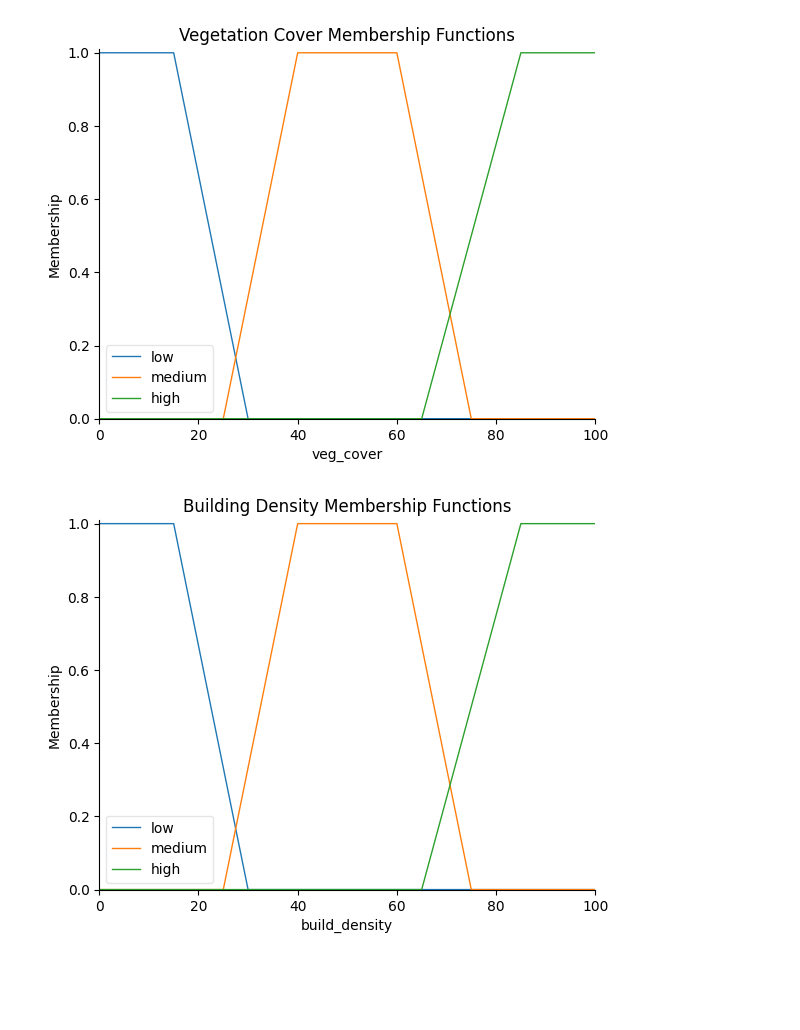
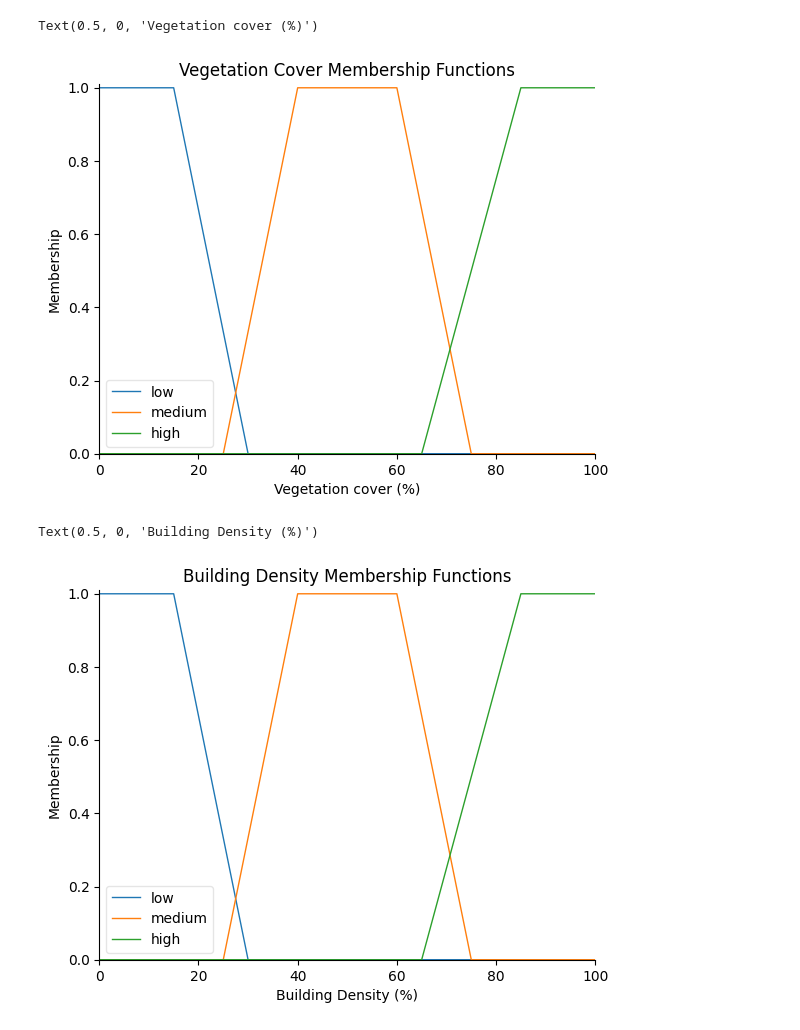
Before and after one commit to EliasSirvio/BettAir, a Jupyter notebook: 03_AirQuality.ipynb, the cells around one changed output. Saved outputs shown, nothing was run; the diff lists cells and outputs as text; code cells hidden in the pictures; blank space fills up the shorter version.

```diff
--- a/03_AirQuality.ipynb
+++ b/03_AirQuality.ipynb
@@ -39,15 +42,16 @@ plt.show()
 # %%
 # Define membership functions for vegetation cover
 veg_cover['low'] = fuzz.trapmf(veg_cover.universe, [0, 0, 15, 30])
 veg_cover['medium'] = fuzz.trapmf(veg_cover.universe, [25, 40, 60, 75])
 veg_cover['high'] = fuzz.trapmf(veg_cover.universe, [65, 85, 100, 100])
 
 # Vegetation Cover Membership Functions
 veg_cover.view()
 plt.title('Vegetation Cover Membership Functions')
-plt.show()
+plt.xlabel('Vegetation cover (%)')
 # %% [output]
+Text(0.5, 0, 'Vegetation cover (%)')
-[figure, old version]
+[figure, new version]
 # %%
 # Define membership functions for building density
 build_density['low'] = fuzz.trapmf(build_density.universe, [0, 0, 15, 30])
@@ -57,9 +61,10 @@ build_density['high'] = fuzz.trapmf(build_density.universe, [65, 85, 100, 100])
 # Building Density Membership Functions
 build_density.view()
 plt.title('Building Density Membership Functions')
-plt.show()
+plt.xlabel('Building Density (%)')
 # %% [output]
+Text(0.5, 0, 'Building Density (%)')
-[figure, old version]
+[figure, new version]
 # %%
 # Define membership functions for need for action
 need_for_action['low'] = fuzz.trapmf(need_for_action.universe, [0, 0, 20, 40])
```
Also changed, not shown: parts of 9 cells of this notebook.
